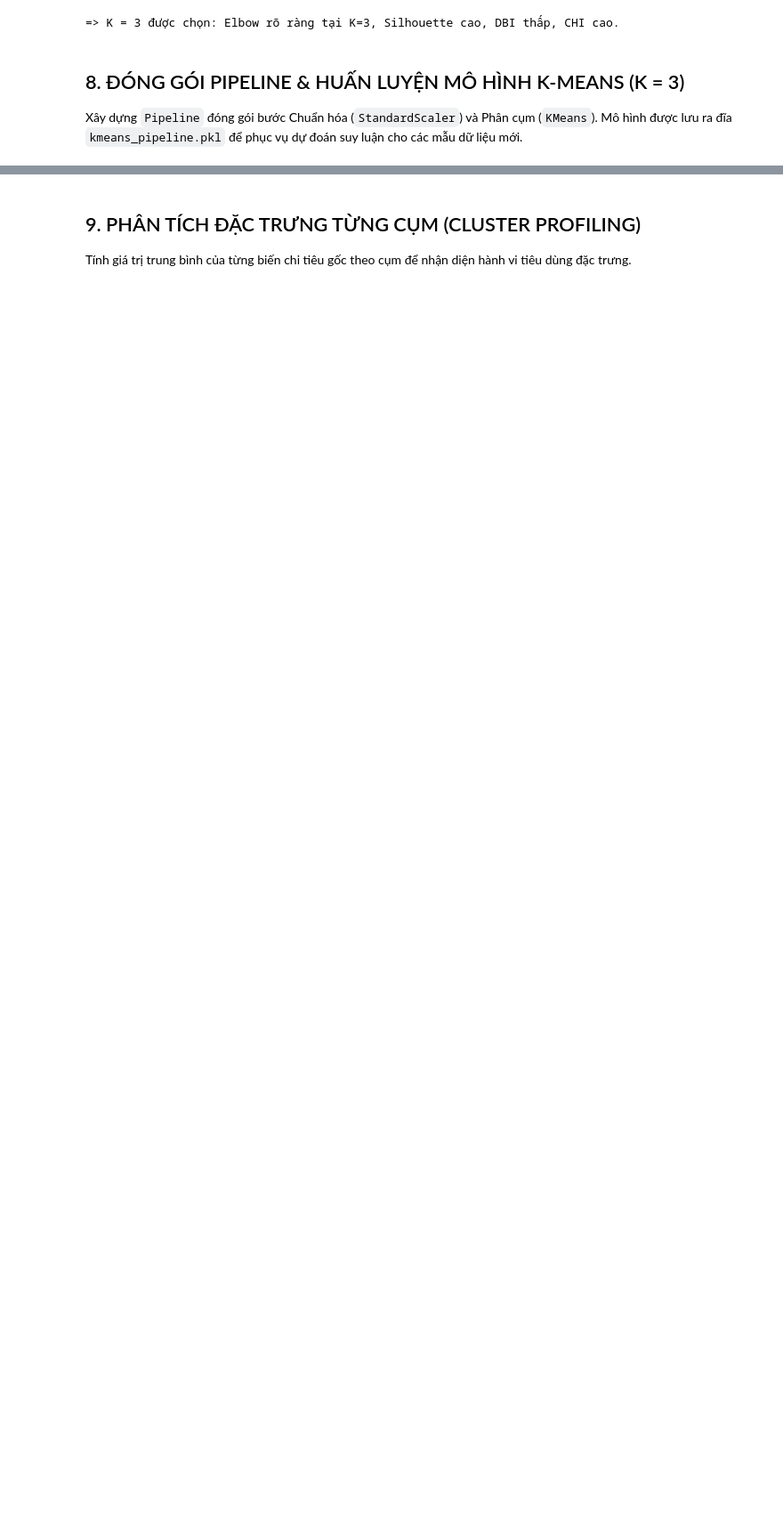
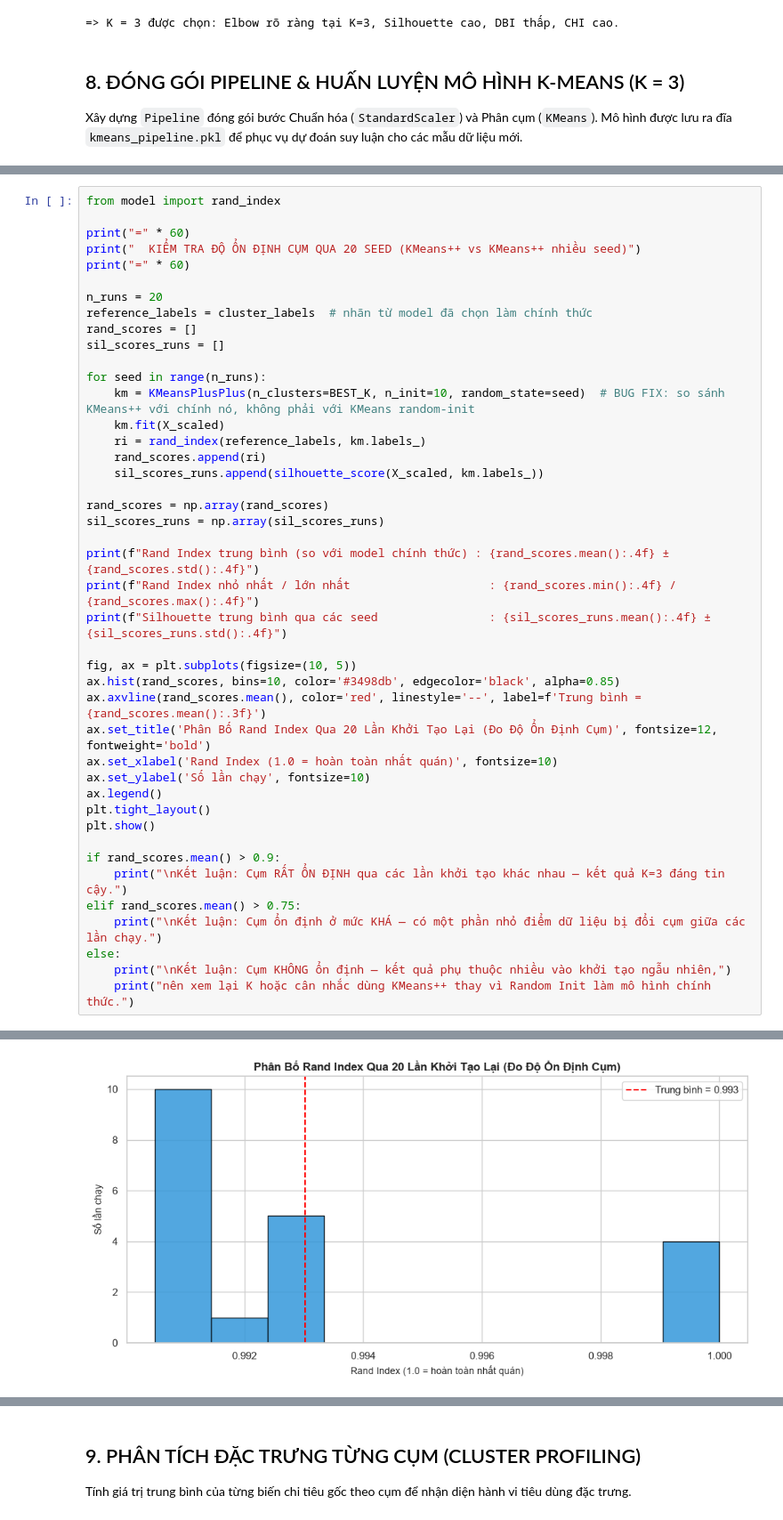
Before and after one commit to ntdat2036/kmean_k-_minipatch, a Jupyter notebook: Wholesale_Customers_KMeans.ipynb, the cells around one changed output, grey strips where cells are left out. Shown at 89% size. Cells and saved outputs as stored; diff of their text form; blank space fills up the shorter version.

```diff
--- a/Wholesale_Customers_KMeans.ipynb
+++ b/Wholesale_Customers_KMeans.ipynb
@@ -815,0 +928,44 @@ File mô hình đã lưu            : kmeans_pipeline.pkl
+# %%
+from model import rand_index
+
+print("=" * 60)
+print("  KIỂM TRA ĐỘ ỔN ĐỊNH CỤM QUA 20 SEED (KMeans++ vs KMeans++ nhiều seed)")
+print("=" * 60)
+
+n_runs = 20
+reference_labels = cluster_labels  # nhãn từ model đã chọn làm chính thức
+rand_scores = []
+sil_scores_runs = []
+
+for seed in range(n_runs):
+    km = KMeansPlusPlus(n_clusters=BEST_K, n_init=10, random_state=seed)  # BUG FIX: so sánh KMeans++ với chính nó, không phải với KMeans random-init
+    km.fit(X_scaled)
+    ri = rand_index(reference_labels, km.labels_)
+    rand_scores.append(ri)
+    sil_scores_runs.append(silhouette_score(X_scaled, km.labels_))
+
+rand_scores = np.array(rand_scores)
+sil_scores_runs = np.array(sil_scores_runs)
+
+print(f"Rand Index trung bình (so với model chính thức) : {rand_scores.mean():.4f} ± {rand_scores.std():.4f}")
+print(f"Rand Index nhỏ nhất / lớn nhất                    : {rand_scores.min():.4f} / {rand_scores.max():.4f}")
+print(f"Silhouette trung bình qua các seed                : {sil_scores_runs.mean():.4f} ± {sil_scores_runs.std():.4f}")
+
+fig, ax = plt.subplots(figsize=(10, 5))
+ax.hist(rand_scores, bins=10, color='#3498db', edgecolor='black', alpha=0.85)
+ax.axvline(rand_scores.mean(), color='red', linestyle='--', label=f'Trung bình = {rand_scores.mean():.3f}')
+ax.set_title('Phân Bố Rand Index Qua 20 Lần Khởi Tạo Lại (Đo Độ Ổn Định Cụm)', fontsize=12, fontweight='bold')
+ax.set_xlabel('Rand Index (1.0 = hoàn toàn nhất quán)', fontsize=10)
+ax.set_ylabel('Số lần chạy', fontsize=10)
+ax.legend()
+plt.tight_layout()
+plt.show()
+
+if rand_scores.mean() > 0.9:
+    print("\nKết luận: Cụm RẤT ỔN ĐỊNH qua các lần khởi tạo khác nhau — kết quả K=3 đáng tin cậy.")
+elif rand_scores.mean() > 0.75:
+    print("\nKết luận: Cụm ổn định ở mức KHÁ — có một phần nhỏ điểm dữ liệu bị đổi cụm giữa các lần chạy.")
+else:
+    print("\nKết luận: Cụm KHÔNG ổn định — kết quả phụ thuộc nhiều vào khởi tạo ngẫu nhiên,")
+    print("nên xem lại K hoặc cân nhắc dùng KMeans++ thay vì Random Init làm mô hình chính thức.")
+# %% [output]
@@ -815,0 +978 @@ File mô hình đã lưu            : kmeans_pipeline.pkl
+[figure, added]
```
Also changed, not shown: parts of 27 cells of this notebook, 8 other files.
